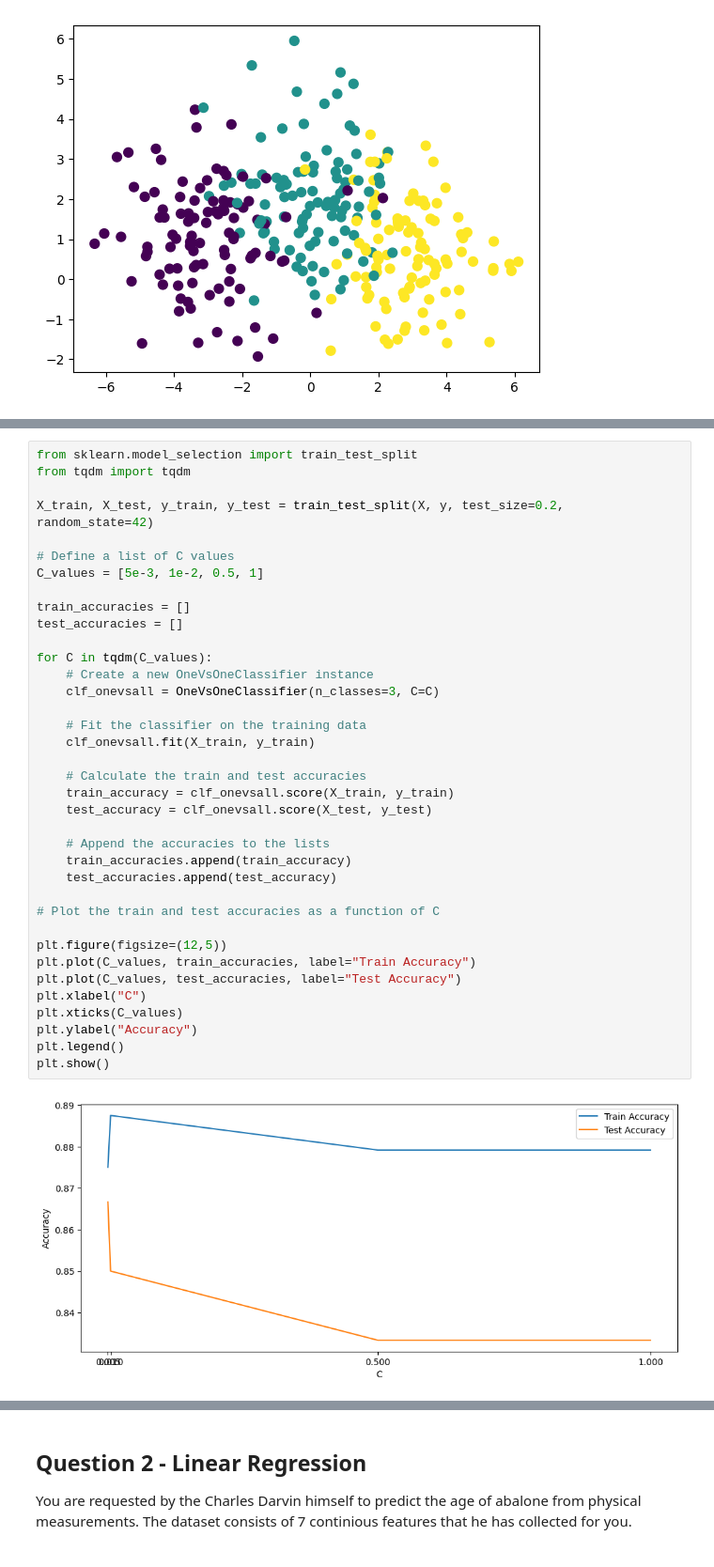
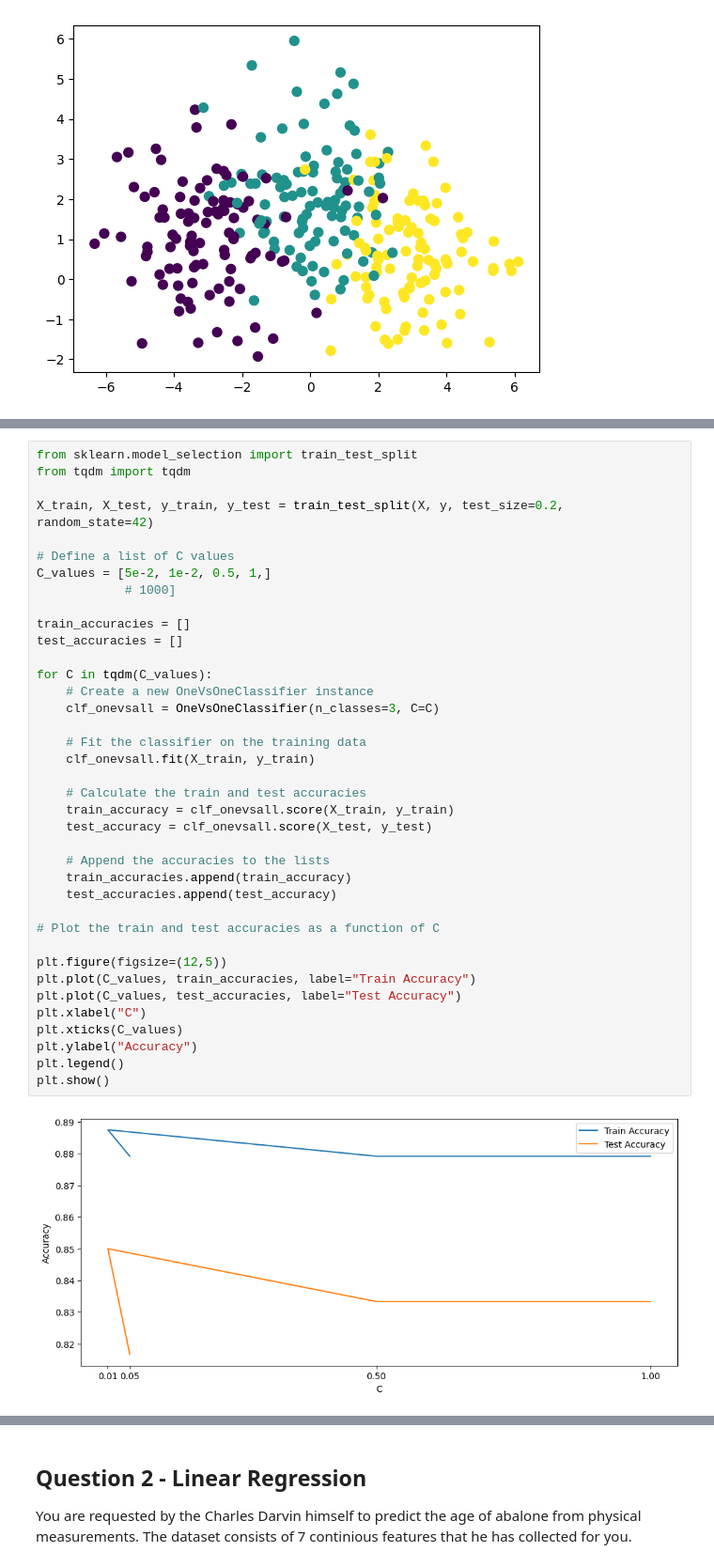
Before and after one commit to estivengrx/Freelancer-2, a Jupyter notebook: HW3-09-07-2024/HW3.ipynb, the cells around one changed output, grey strips where cells are left out. Shown at 94% size. Saved outputs shown, nothing was run; the diff lists cells and outputs as text.

````diff
--- a/HW3-09-07-2024/HW3.ipynb
+++ b/HW3-09-07-2024/HW3.ipynb
@@ -139,38 +144,39 @@ from tqdm import tqdm
 X_train, X_test, y_train, y_test = train_test_split(X, y, test_size=0.2, random_state=42)
 
 # Define a list of C values
-C_values = [5e-3, 1e-2, 0.5, 1]
+C_values = [5e-2, 1e-2, 0.5, 1,]
+            # 1000]
 
 train_accuracies = []
 test_accuracies = []
 
 for C in tqdm(C_values):
     # Create a new OneVsOneClassifier instance
     clf_onevsall = OneVsOneClassifier(n_classes=3, C=C)
 
     # Fit the classifier on the training data
     clf_onevsall.fit(X_train, y_train)
 
     # Calculate the train and test accuracies
     train_accuracy = clf_onevsall.score(X_train, y_train)
     test_accuracy = clf_onevsall.score(X_test, y_test)
 
     # Append the accuracies to the lists
     train_accuracies.append(train_accuracy)
     test_accuracies.append(test_accuracy)
 
 # Plot the train and test accuracies as a function of C
 
 plt.figure(figsize=(12,5))
 plt.plot(C_values, train_accuracies, label="Train Accuracy")
 plt.plot(C_values, test_accuracies, label="Test Accuracy")
 plt.xlabel("C")
 plt.xticks(C_values)
 plt.ylabel("Accuracy")
 plt.legend()
 plt.show()
 # %% [output]
-[figure, old version]
+[figure, new version]
 # %% [markdown]
 Now, you will experience little bit from softmax. It uses neural networks, but you dont have to understand it. The importand part is the preidction, which is obtained by:
 ```
````
Also changed, not shown: parts of 26 cells of this notebook.
